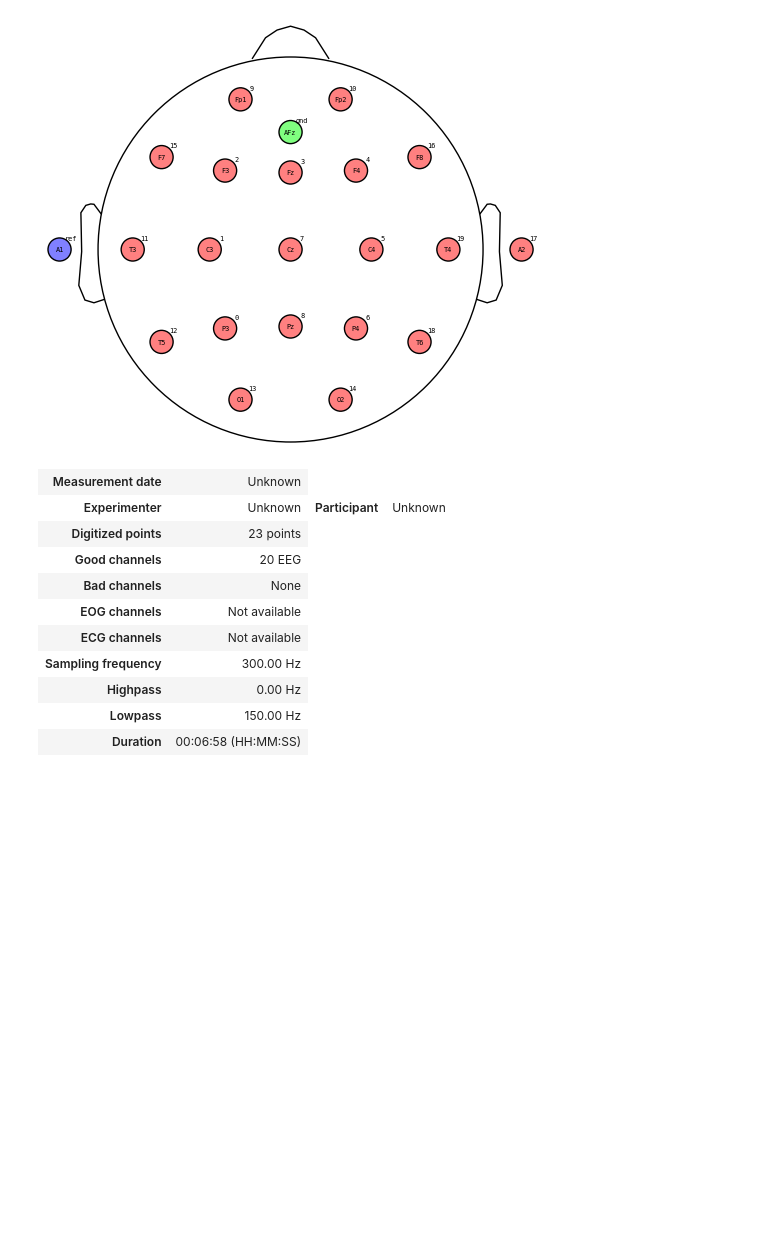
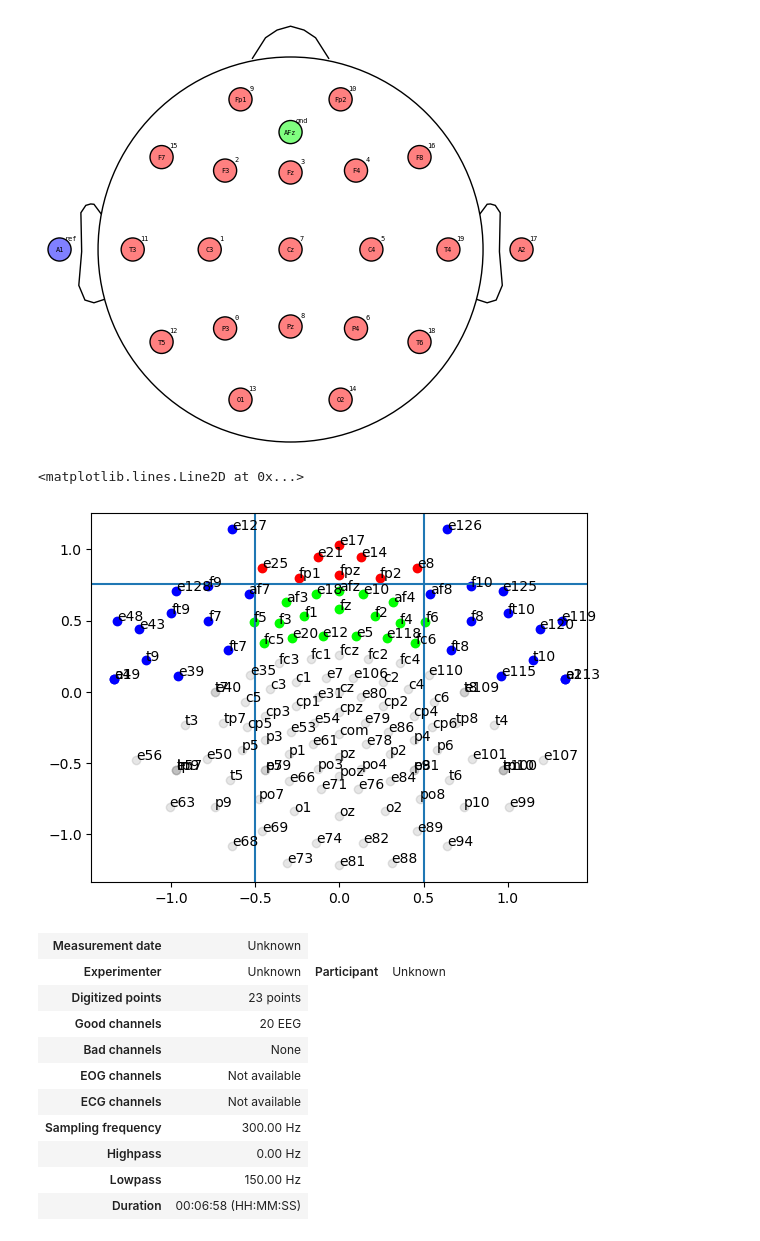
Before and after one commit to S-Shah-Lab/eeg_tools, a Jupyter notebook: tool_develop_motorimagery.ipynb, the cells around one changed output. Saved outputs shown, nothing was run; the diff lists cells and outputs as text; code cells hidden in the pictures; blank space fills up the shorter version.

```diff
--- a/tool_develop_motorimagery.ipynb
+++ b/tool_develop_motorimagery.ipynb
@@ -28,7 +28,7 @@ importlib.reload(eeg_dict)
 # %% [output]
 <module 'eeg_dict' from '/mnt/c/Users/scana/Dropbox/WCornell/develop/motorimagery/eeg_dict.py'>
 # %%
-MI = mi.tools_mi()
+MI = mi.Tools()
 # %%
 file_path = '/mnt/c/Users/scana/Desktop/MI_test/'
 if 1:
@@ -89,3 +89,14 @@ ch_set.plot()
 #ch_set.get_labels()
 # %% [output]
 [figure]
+# %%
+MI.show_electrode(eeg_dict.ch_location, ch_list=None,                 color='grey', label=True,  alpha_back=0.1, alpha=0.1)
+MI.show_electrode(eeg_dict.ch_location, ch_list=eeg_dict.ch_forehead, color='red',  label=False, alpha_back=0)
+MI.show_electrode(eeg_dict.ch_location, ch_list=eeg_dict.ch_face,     color='blue', label=False, alpha_back=0)
+MI.show_electrode(eeg_dict.ch_location, ch_list=eeg_dict.ch_frontal,  color='lime', label=False, alpha_back=0)
+plt.axhline(0.76)
+plt.axvline(-0.5)
+plt.axvline(0.5)
+# %% [output]
+<matplotlib.lines.Line2D at 0x...>
+[figure, added]
```
Also changed, not shown: parts of 28 cells of this notebook, 2 other files.
